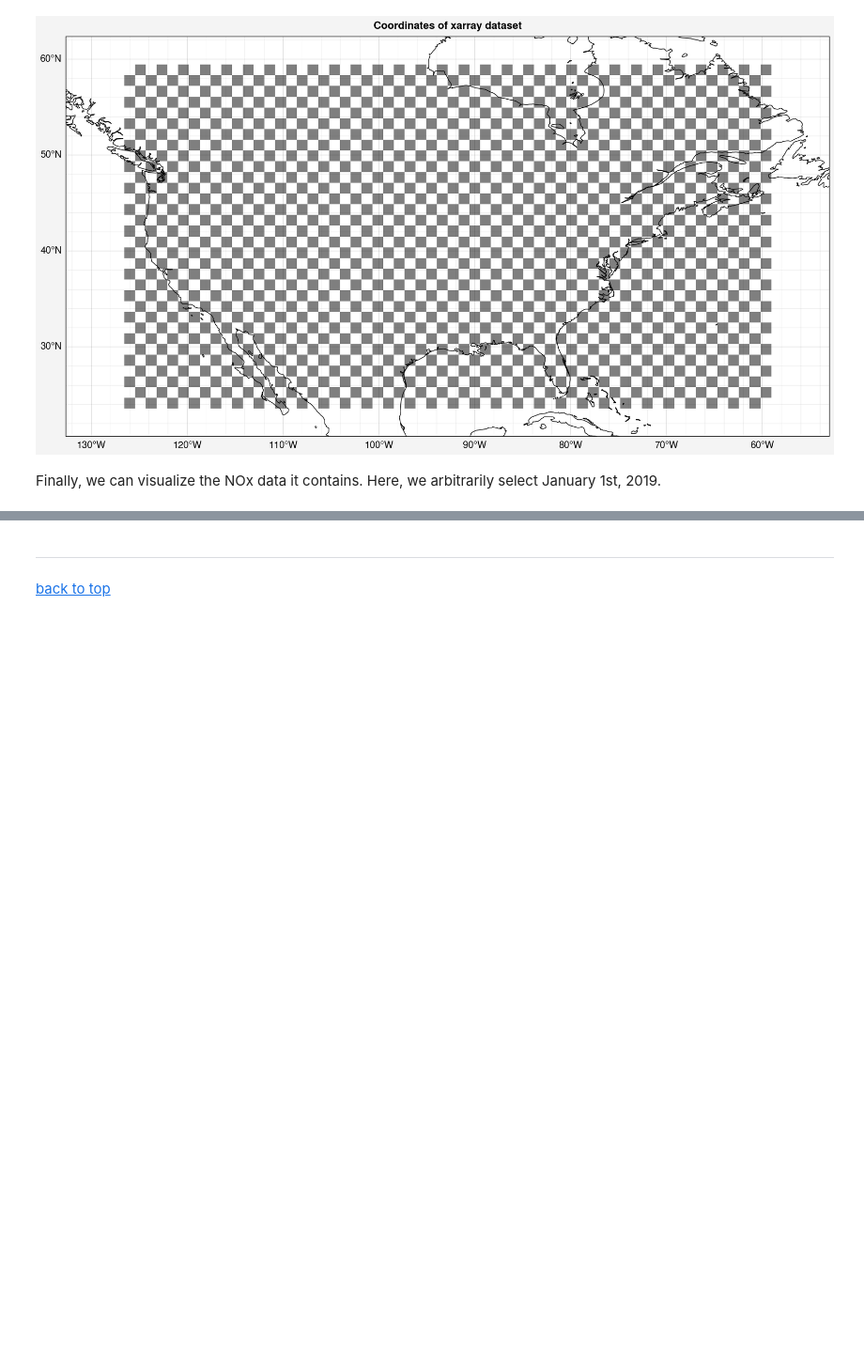
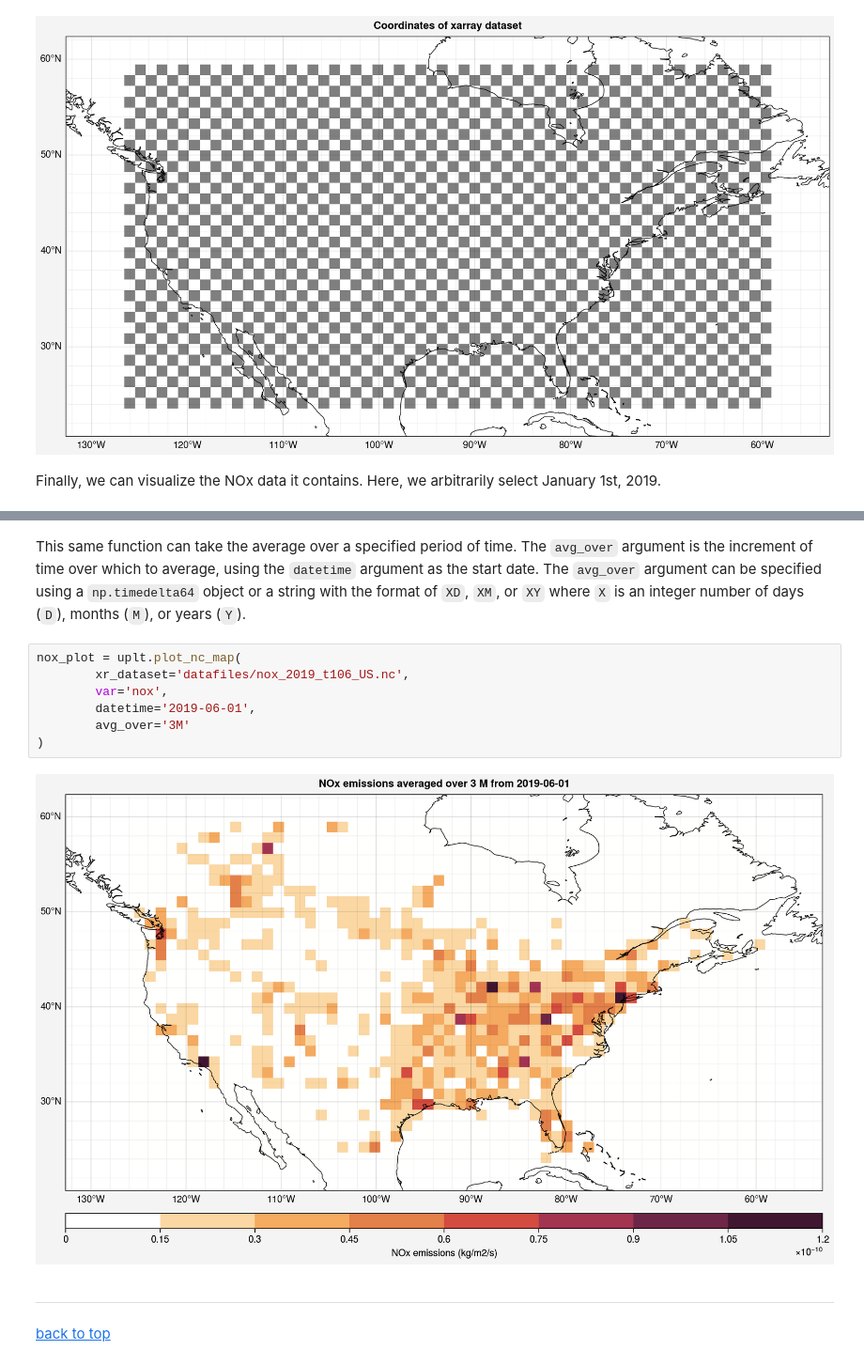
Before and after one commit to scheemik/unox, a Jupyter notebook: docs/example.ipynb, the cells around one changed output, grey strips where cells are left out. Shown at 94% size. Saved outputs shown, nothing was run; the diff lists cells and outputs as text; blank space fills up the shorter version.

```diff
--- a/docs/example.ipynb
+++ b/docs/example.ipynb
@@ -78,3 +79,14 @@ nox_plot = uplt.plot_nc_map(
+# %% [markdown]
+This same function can take the average over a specified period of time. The `avg_over` argument is the increment of time over which to average, using the `datetime` argument as the start date. The `avg_over` argument can be specified using a `np.timedelta64` object or a string with the format of `XD`, `XM`, or `XY` where `X` is an integer number of days (`D`), months (`M`), or years (`Y`).
+# %%
+nox_plot = uplt.plot_nc_map(
+        xr_dataset='datafiles/nox_2019_t106_US.nc',
+        var='nox',
+        datetime='2019-06-01',
+        avg_over='3M'
+)
+# %% [output]
+[figure, added]
 # %% [markdown]
 ---
 <a id='plotting_results'></a>
```
Also changed, not shown: parts of 4 cells of this notebook.
